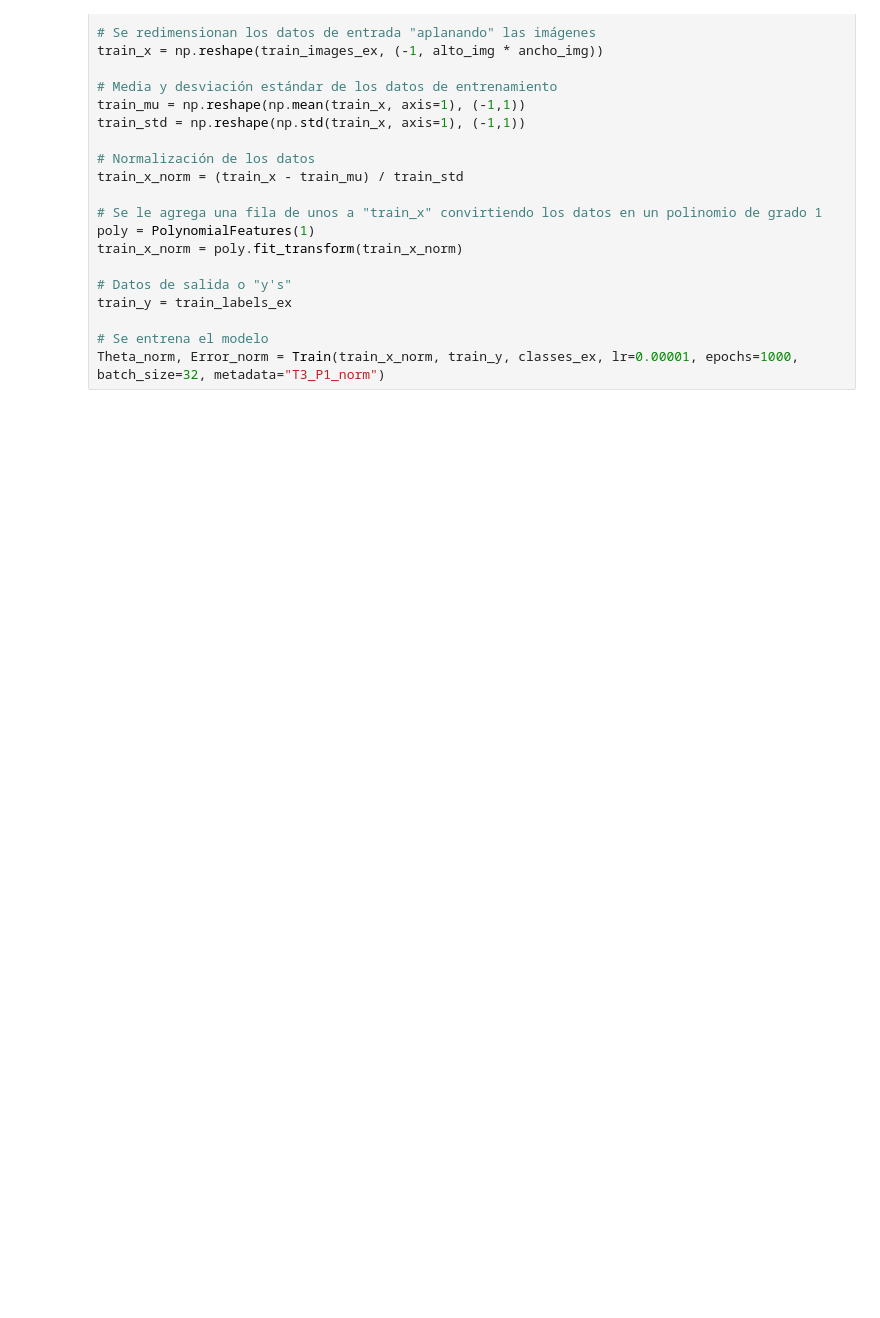
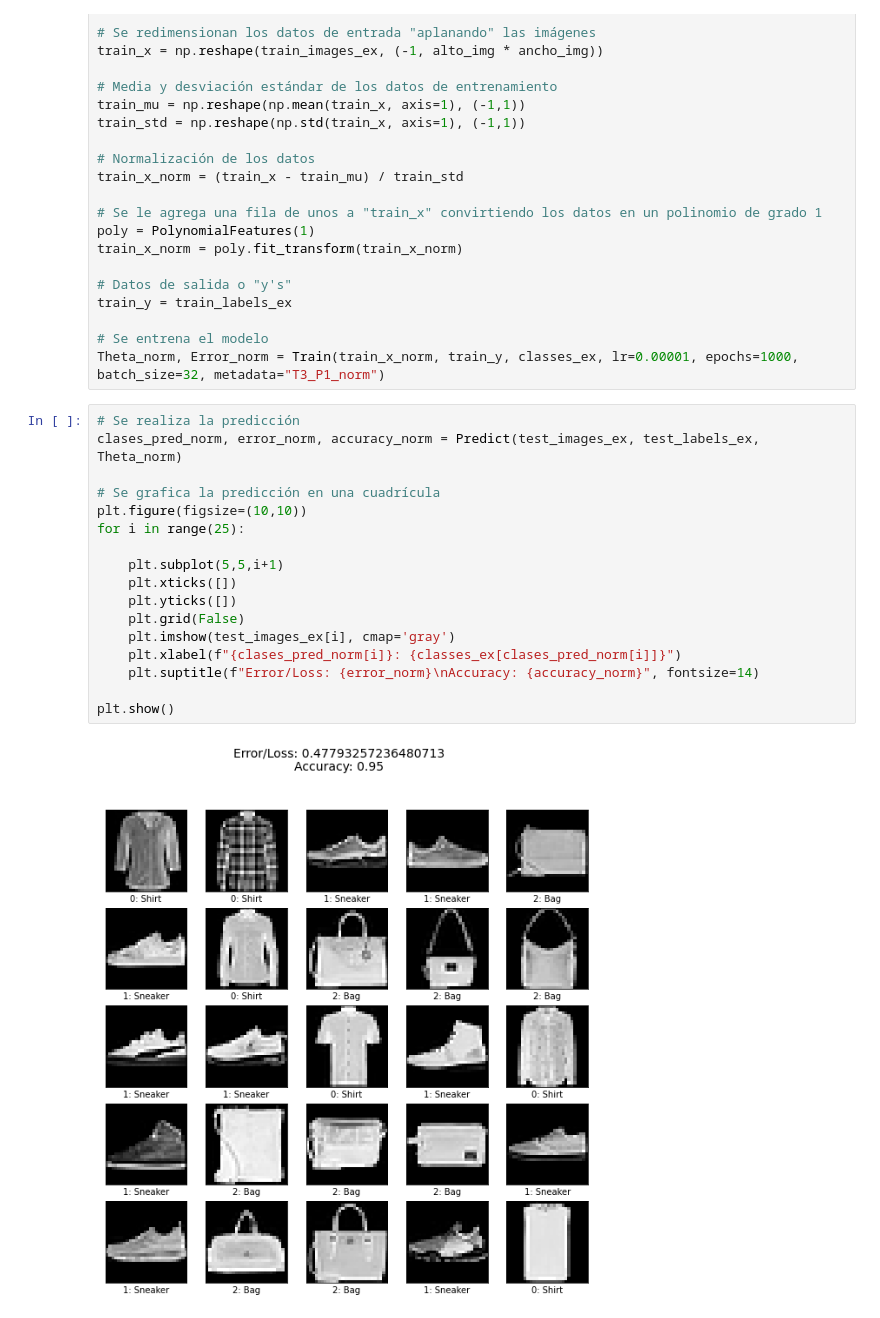
Before and after one commit to eddysanoli-galileo/Statistical-Learning, a Jupyter notebook: Tareas/Tarea 3/Parte 1/Fashion_mnist.ipynb, the cells around one changed output. Saved outputs shown, nothing was run; the diff lists cells and outputs as text; blank space fills up the shorter version.

```diff
--- a/Tareas/Tarea 3/Parte 1/Fashion_mnist.ipynb
+++ b/Tareas/Tarea 3/Parte 1/Fashion_mnist.ipynb
@@ -407,3 +502,22 @@ train_y = train_labels_ex
 
 # Se entrena el modelo
 Theta_norm, Error_norm = Train(train_x_norm, train_y, classes_ex, lr=0.00001, epochs=1000, batch_size=32, metadata="T3_P1_norm")
+# %%
+# Se realiza la predicción
+clases_pred_norm, error_norm, accuracy_norm = Predict(test_images_ex, test_labels_ex, Theta_norm)
+
+# Se grafica la predicción en una cuadrícula
+plt.figure(figsize=(10,10))
+for i in range(25):
+
+    plt.subplot(5,5,i+1)
+    plt.xticks([])
+    plt.yticks([])
+    plt.grid(False)
+    plt.imshow(test_images_ex[i], cmap='gray')
+    plt.xlabel(f"{clases_pred_norm[i]}: {classes_ex[clases_pred_norm[i]]}")
+    plt.suptitle(f"Error/Loss: {error_norm}\nAccuracy: {accuracy_norm}", fontsize=14)
+
+plt.show()
+# %% [output]
+[figure, added]
```
Also changed, not shown: parts of 4 cells of this notebook, 3 other files.
